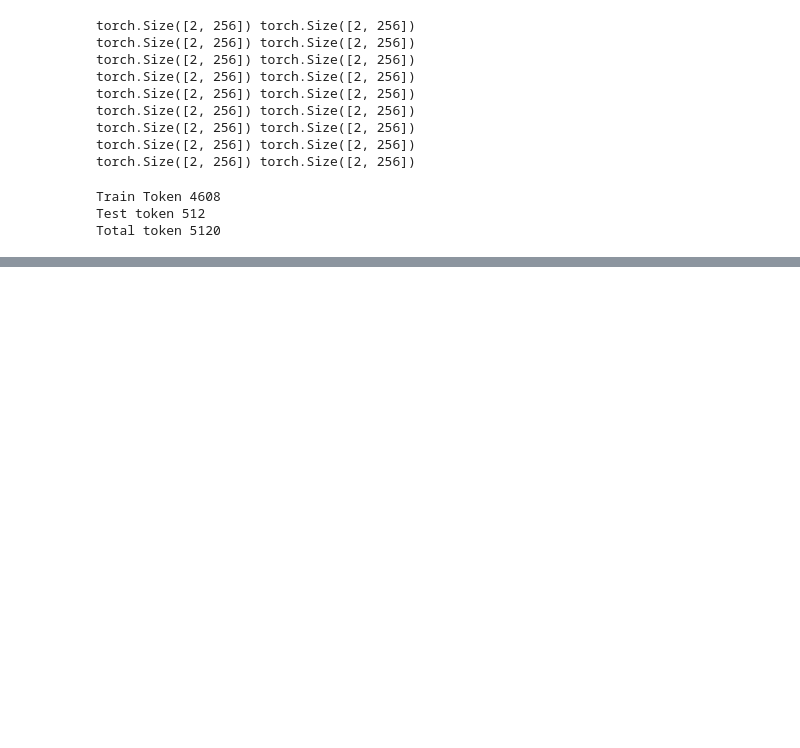
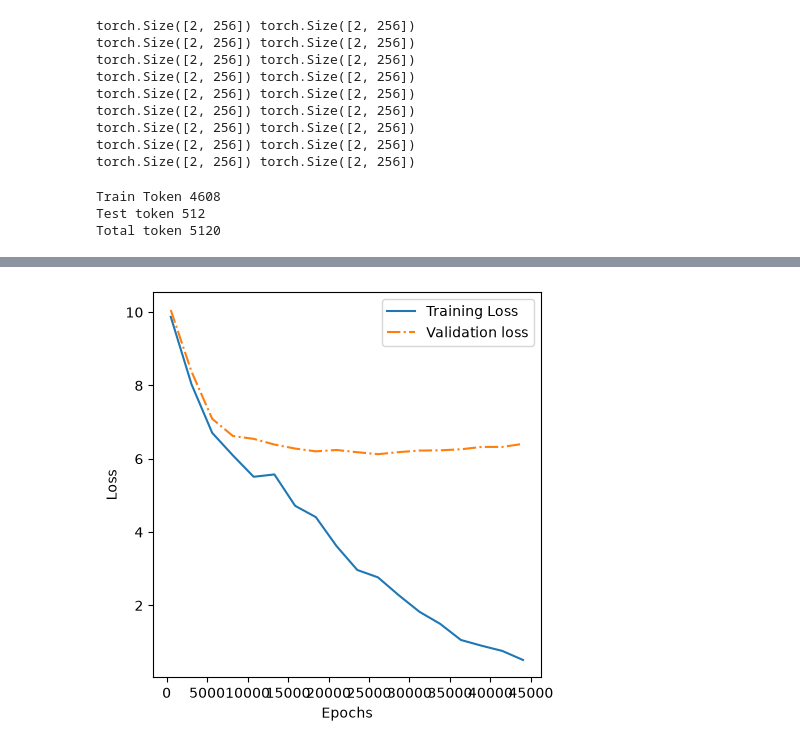
Before and after one commit to HimmatMagar/LLM-from-Scratch, a Jupyter notebook: pretraining.ipynb, the cells around one changed output, grey strips where cells are left out. Drawn from its saved outputs; the diff is of its cells as text; code cells hidden in the pictures; blank space fills up the shorter version.

Commit message:
training llm

```diff
--- a/pretraining.ipynb
+++ b/pretraining.ipynb
@@ -139,8 +139,8 @@ def calc_loss_loader(data_loader, model, device, num_batches=None):
     return total_loss / num_batches
 # %%
 with torch.no_grad():
-    training_loss = calc_loss_loader(train_data_loader, model, device="cpu")
-    val_loss = calc_loss_loader(val_data_loader, model, device="cpu")
+    training_loss = calc_loss_loader(train_data_loader, model, device="mps")
+    val_loss = calc_loss_loader(val_data_loader, model, device="mps")
 
 print("Training Loss: ", training_loss)
 print("Val Loss: ", val_loss)
@@ -149,0 +150,2 @@ Val Loss:  10.980905532836914
+# %%
+device = "mps" if torch.mps.is_available() else "cpu"
@@ -149,0 +198,9 @@ Val Loss:  10.980905532836914
+# %%
+model = GPTModel(GPT_CONFIG_124M).to(device)
+optimizer = torch.optim.AdamW(model.parameters(), lr=0.0004, weight_decay=0.1)
+# %%
+num_epochs = 10
+train_losses, val_losses, track_token_seen = train_model_simple(
+    model=model, train_loader=train_data_loader, val_loader=val_data_loader, optimizer= optimizer,
+    num_epochs=num_epochs, eval_freq=5, eval_iter=5, start_context="Every efforts moves you", tokeinzer=tokenizer, device=device
+)
@@ -149,0 +249,10 @@ Val Loss:  10.980905532836914
+# %%
+fig, ax = plt.subplots(figsize=(5, 5))
+ax.plot(track_token_seen, train_losses, label="Training Loss")
+ax.plot(track_token_seen, val_losses, linestyle="-.", label="Validation loss")
+ax.set_xlabel("Epochs")
+ax.set_ylabel("Loss")
+ax.legend(loc='upper right')
+ax.xaxis.set_major_locator(MaxNLocator(integer=True))
+# %% [output]
+[figure, added]
```
Also changed, not shown: parts of 5 cells of this notebook, 2 other files.
